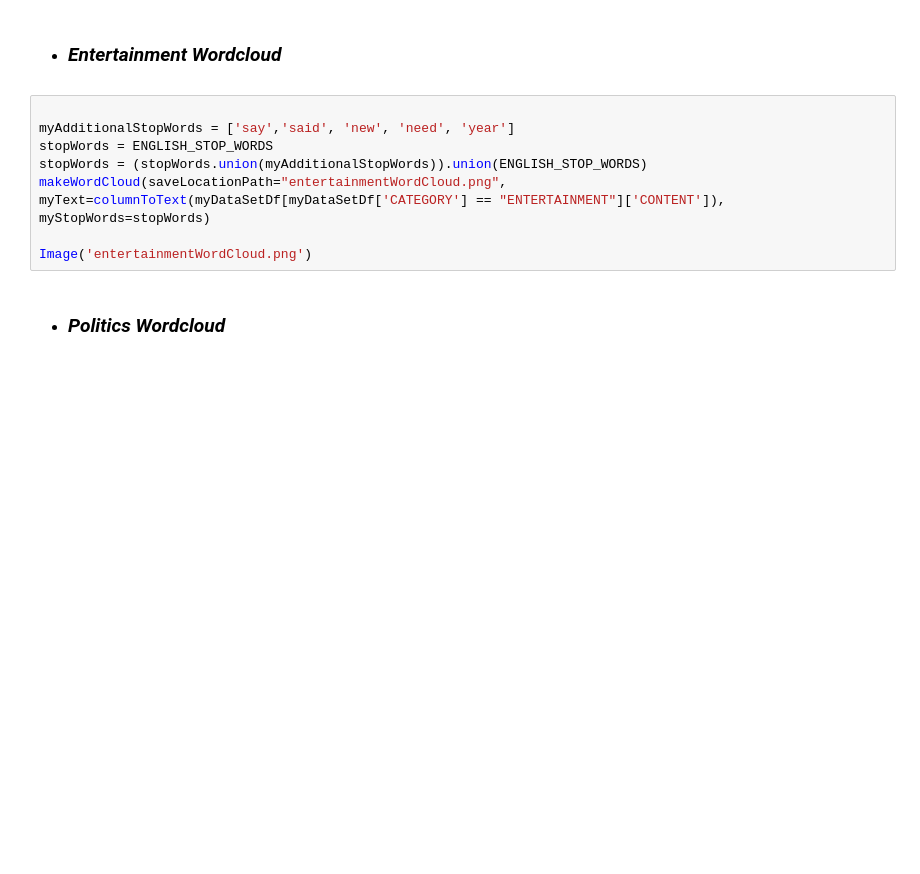
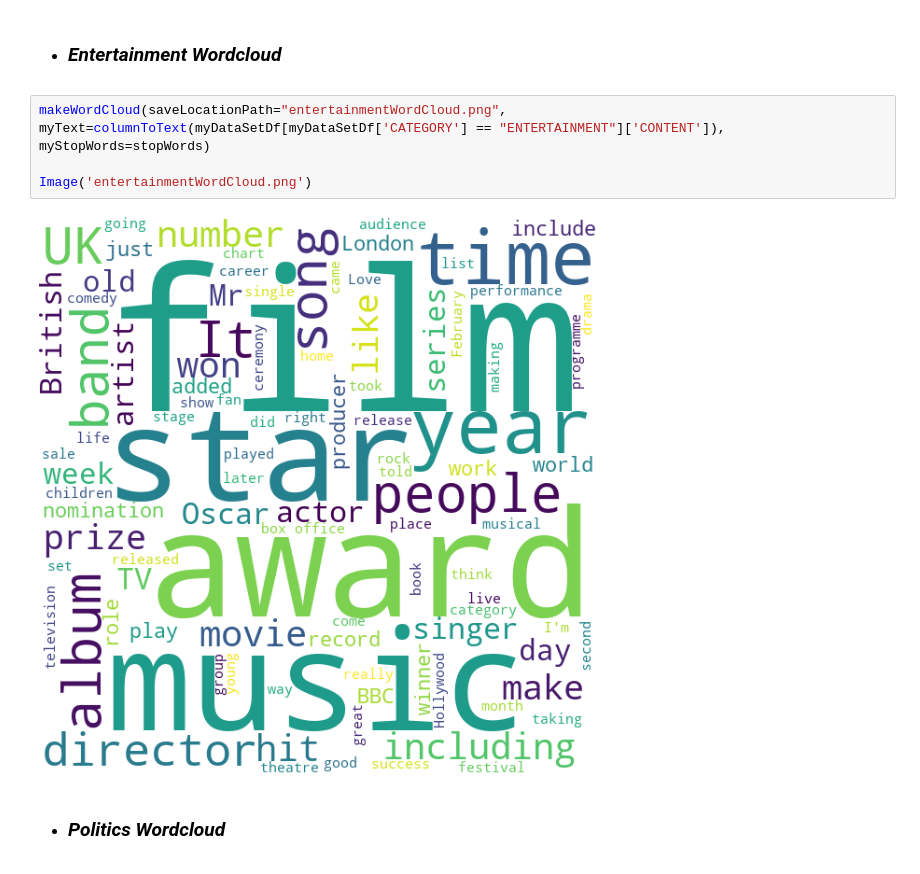
Before and after one commit to PanosEvange/DataMiningProj2_2020, a Jupyter notebook: sdi1500039.ipynb, the cells around one changed output. Cells and saved outputs as stored; diff of their text form; blank space fills up the shorter version.

```diff
--- a/sdi1500039.ipynb
+++ b/sdi1500039.ipynb
@@ -108,13 +125,11 @@ Image('businessWordCloud.png')
 # %% [markdown]
 - ### *Entertainment Wordcloud*
 # %%
-
-myAdditionalStopWords = ['say','said', 'new', 'need', 'year']
-stopWords = ENGLISH_STOP_WORDS
-stopWords = (stopWords.union(myAdditionalStopWords)).union(ENGLISH_STOP_WORDS)
 makeWordCloud(saveLocationPath="entertainmentWordCloud.png", myText=columnToText(myDataSetDf[myDataSetDf['CATEGORY'] == "ENTERTAINMENT"]['CONTENT']), myStopWords=stopWords)
 
 Image('entertainmentWordCloud.png')
+# %% [output]
+[figure, added]
 # %% [markdown]
 - ### *Politics Wordcloud*
 # %%
```
Also changed, not shown: parts of 8 cells of this notebook, 1 other file.
